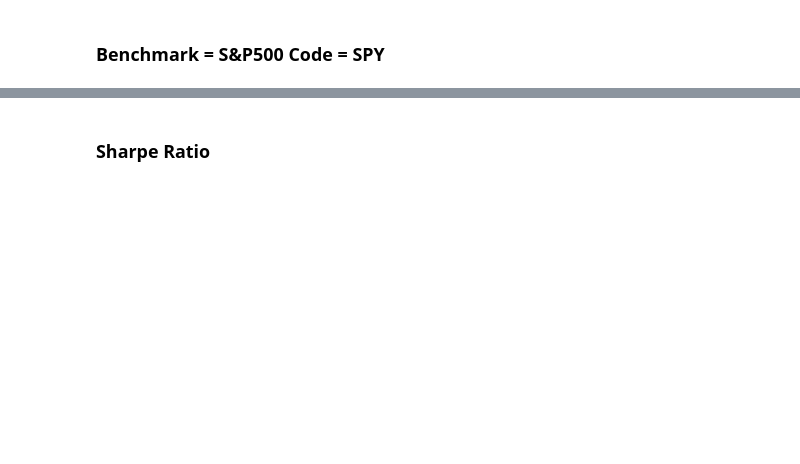
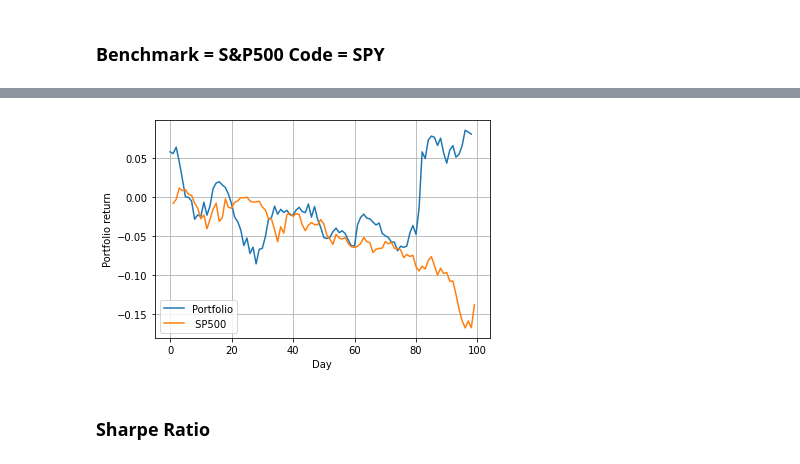
Before and after one commit to Hamrounmh/Stocks_simulation_and_options_pricing, a Jupyter notebook: Trading.ipynb, the cells around one changed output, grey strips where cells are left out. Drawn from its saved outputs; the diff is of its cells as text; code cells hidden in the pictures; blank space fills up the shorter version.

```diff
--- a/Trading.ipynb
+++ b/Trading.ipynb
@@ -123,19 +218,21 @@ plt.show()
 # %%
 spy_cum = (1+spy_return).cumprod()-1
 prc =  (1+portfolio_daily_returns).cumprod()-1
-x = range(len(r))
+x = range(len(portfolio_daily_returns))
 #plt.rcParams['figure.figsize'] = [10, 10]
 
 plt.plot(x,prc,label="Portfolio")
 plt.plot(range(len(spy_cum)),spy_cum,label=" SP500")
 
 plt.xlabel("Day")
 plt.ylabel("Portfolio return")
 
 plt.grid()
 plt.legend()
 
 plt.show()
+# %% [output]
+[figure, added]
 # %% [markdown]
 ### Sharpe Ratio
 # %%
```
Also changed, not shown: parts of 16 cells of this notebook, 1 other file.
